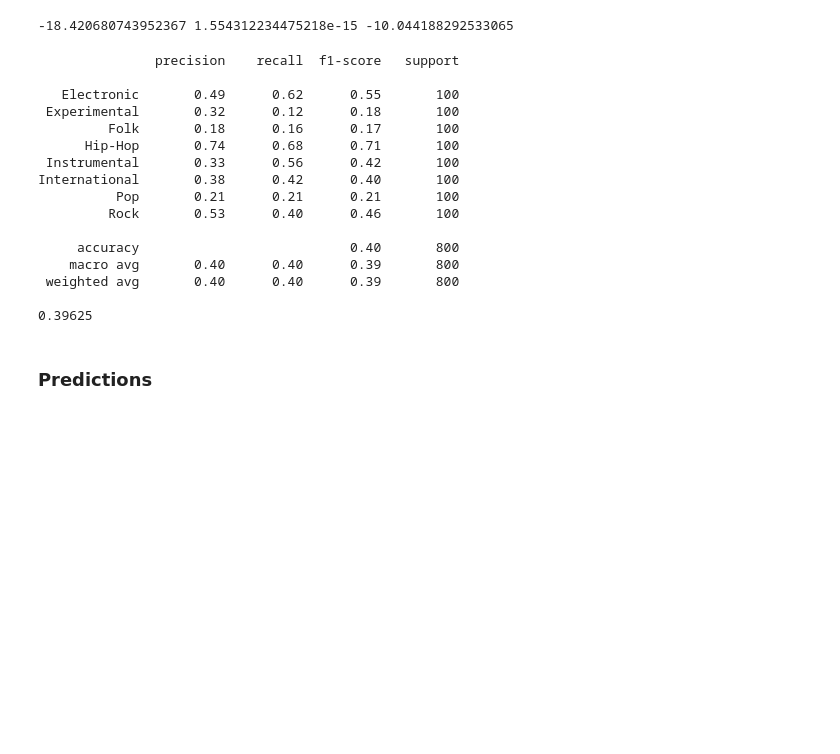
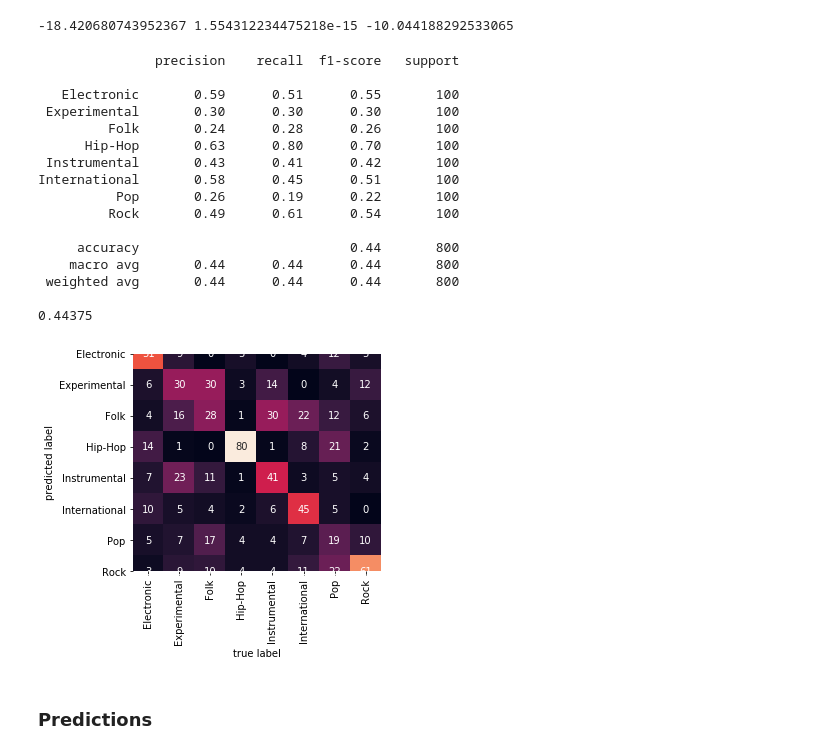
Before and after one commit to CSawesomeprojects/Music-Genre-Classification, a Jupyter notebook: mgc-demo-final.ipynb, the cells around one changed output. Saved outputs shown, nothing was run; the diff lists cells and outputs as text; code cells hidden in the pictures; blank space fills up the shorter version.

```diff
--- a/mgc-demo-final.ipynb
+++ b/mgc-demo-final.ipynb
@@ -414,31 +414,39 @@ X_test_raw = np.log(X_test_raw)
 print(np.amin(X_test_raw), np.amax(X_test_raw), np.mean(X_test_raw))
 
 X_test_exp = np.expand_dims(X_test_raw, axis = -1)
-y_pred = attention_model.predict(X_test_exp)
+y_pred = model.predict(X_test_exp)
 y_pred = np.argmax(y_pred, axis = 1)
 y_true = base_y_test - 1
 # %% [output]
 -18.420680743952367 1.554312234475218e-15 -10.044188292533065
-# %%
-print(classification_report(y_true, y_pred, target_names=dict_genres.keys()))
-print(accuracy_score(y_true, y_pred))
-# %% [output]
-               precision    recall  f1-score   support
-
-   Electronic       0.49      0.62      0.55       100
- Experimental       0.32      0.12      0.18       100
-         Folk       0.18      0.16      0.17       100
-      Hip-Hop       0.74      0.68      0.71       100
- Instrumental       0.33      0.56      0.42       100
-International       0.38      0.42      0.40       100
-          Pop       0.21      0.21      0.21       100
-         Rock       0.53      0.40      0.46       100
-
-     accuracy                           0.40       800
-    macro avg       0.40      0.40      0.39       800
- weighted avg       0.40      0.40      0.39       800
-
-0.39625
+# %%
+print(classification_report(y_true, y_pred, target_names=dict_genres.keys()))
+print(accuracy_score(y_true, y_pred))
+
+mat = confusion_matrix(y_true, y_pred)
+sns.heatmap(mat.T, square=True, annot=True, fmt='d', cbar=False,
+            xticklabels=dict_genres.keys(),
+            yticklabels=dict_genres.keys())
+plt.xlabel('true label')
+plt.ylabel('predicted label');
+# %% [output]
+               precision    recall  f1-score   support
+
+   Electronic       0.59      0.51      0.55       100
+ Experimental       0.30      0.30      0.30       100
+         Folk       0.24      0.28      0.26       100
+      Hip-Hop       0.63      0.80      0.70       100
+ Instrumental       0.43      0.41      0.42       100
+International       0.58      0.45      0.51       100
+          Pop       0.26      0.19      0.22       100
+         Rock       0.49      0.61      0.54       100
+
+     accuracy                           0.44       800
+    macro avg       0.44      0.44      0.44       800
+ weighted avg       0.44      0.44      0.44       800
+
+0.44375
+[figure, added]
 # %% [markdown]
 ### Predictions
 # %%
```
Also changed, not shown: parts of 3 cells of this notebook, 1 other file.
